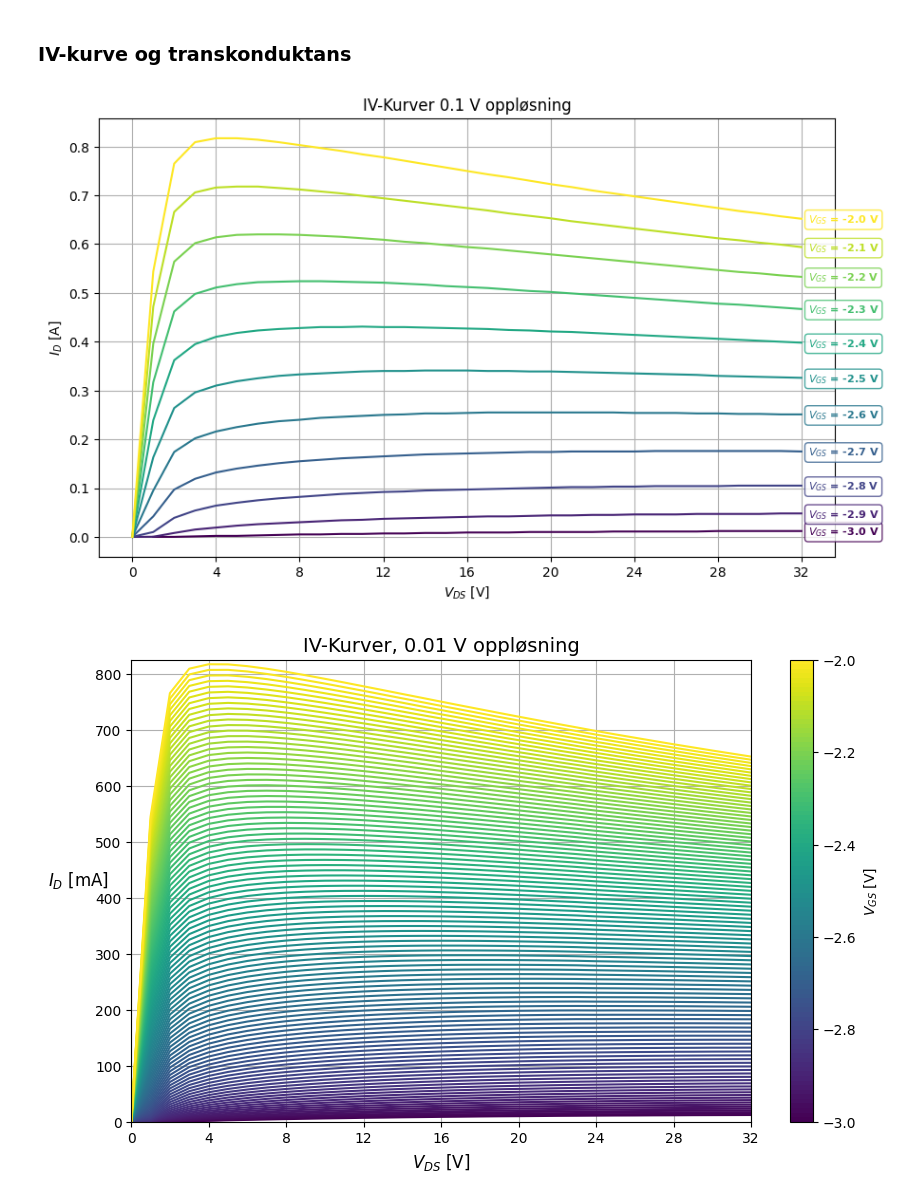
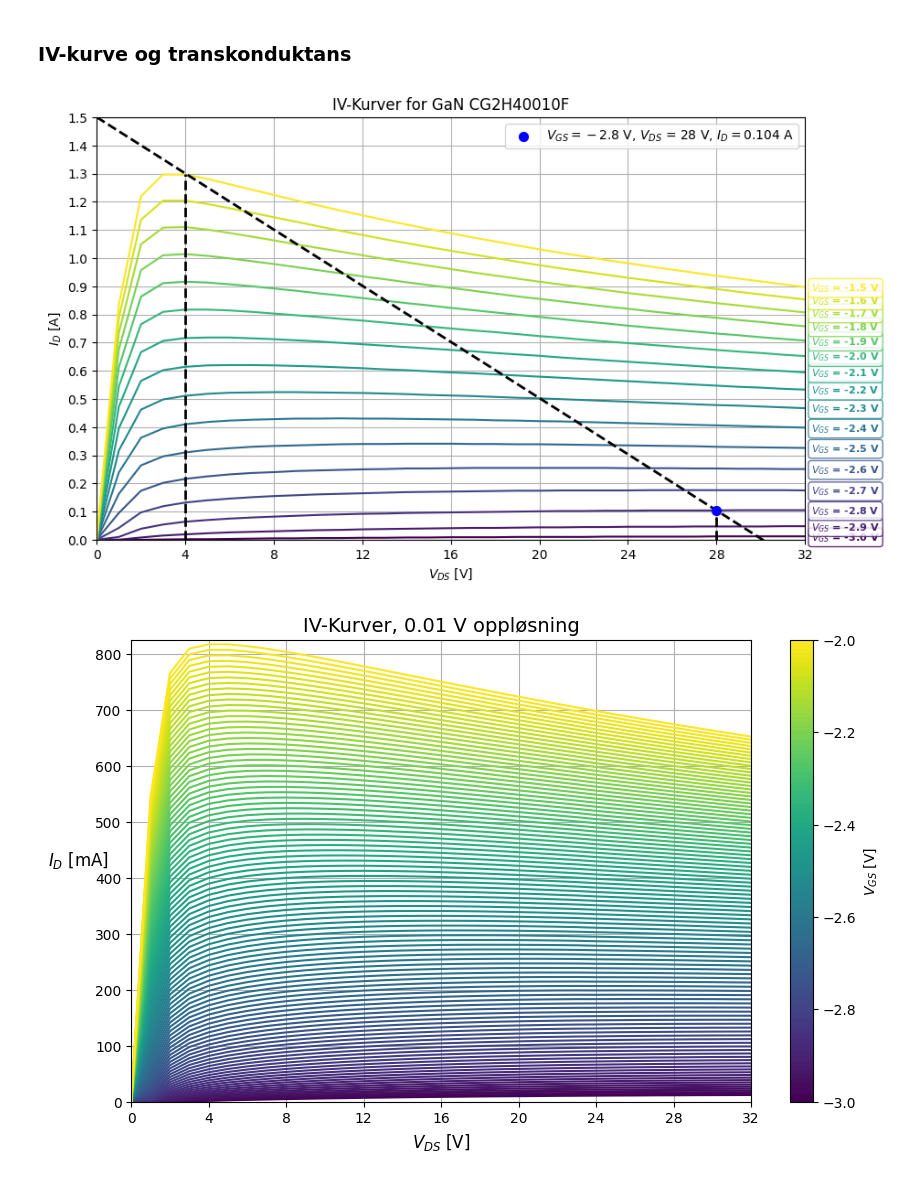
Before and after one commit to SkaugJr/TTT4201-Radiosystemdesign, a Jupyter notebook: Databehandling/Visualisering.ipynb, the cells around one changed output. Cells and saved outputs as stored; diff of their text form; code cells hidden in the pictures.

Commit message:
IV-kurve

```diff
--- a/Databehandling/Visualisering.ipynb
+++ b/Databehandling/Visualisering.ipynb
@@ -13,31 +13,58 @@ from matplotlib.ticker import FormatStrFormatter
 ### IV-kurve og transkonduktans
 # %%
 # Load IV data
-IV_kurve01 = np.loadtxt('Data/Simulering/IV_kurve01.csv', delimiter=',', skiprows=17)
+IV_kurve01 = np.loadtxt('Data/Simulering/IV_kurve01.csv', delimiter=',', skiprows=16)
 IV_kurve01 = pd.DataFrame(IV_kurve01, columns=['VGS', 'VDS', 'ID'])
 
 # Create a colormap
 unique_vgs = IV_kurve01['VGS'].unique()
 IV_cmap = plt.get_cmap('viridis', len(unique_vgs))
+
+
+# Find the drain current at VGS = -2.8 V and VDS = 28 V
+i_point = IV_kurve01[(IV_kurve01['VGS'] == -2.8) & (IV_kurve01['VDS'] == 28)]['ID'].values[0]
+
+# Define the linear function
+def linear_function(x):
+    slope = (i_point - 1.5) / 28
+    intercept = 1.5
+    return slope * x + intercept
+
+# Generate x values and corresponding y values using the linear function
+x_values = np.linspace(0, 32, 100)
+y_values = linear_function(x_values)
+
 
 # Plot IV curves for different VGS values
 plt.figure(figsize=(10, 6))
 for i, vgs in enumerate(unique_vgs):
     subset = IV_kurve01[IV_kurve01['VGS'] == vgs]
     plt.plot(subset['VDS'], subset['ID'], color=IV_cmap(i))
     # Annotate the endpoint of each curve with the VGS value
     props = dict(boxstyle='round', facecolor='white', alpha=0.8, edgecolor=IV_cmap(i))
     plt.annotate('$V_{GS}$ = '+f'{vgs} V', xy=(subset['VDS'].iloc[-1], subset['ID'].iloc[-1]),
                  xytext=(5, -3), textcoords='offset points', bbox=props, fontsize=8, fontweight='bold', color=IV_cmap(i))
 
-plt.xticks(np.arange(0,32.1,4))
+plt.plot(x_values, y_values, color='k', linestyle='--', linewidth=2)
+
+plt.plot([28, 28], [0, i_point], color='k', linestyle='--', linewidth=2)
+plt.plot([4, 4], [0, 1.3], color='k', linestyle='--', linewidth=2)
+
+plt.scatter(28, i_point, color='b', s=50, zorder=10, label='$V_{GS} = -2.8$ V, $V_{DS}$ = 28 V, ' + f'$I_D = {i_point:.3f}$ A')
+
 plt.xlabel('$V_{DS}$ [V]')
 plt.ylabel('$I_D$ [A]')
-plt.title('IV-Kurver 0.1 V oppløsning')
+plt.title('IV-Kurver for GaN CG2H40010F')
+
+plt.xlim(0, 32)
+plt.ylim(0, 1.5)
+plt.yticks(np.arange(0,1.6,0.1))
+plt.xticks(np.arange(0,32.1,4))
 plt.grid(True)
+plt.legend()
 plt.show()
 # %% [output]
-[figure, old version]
+[figure, new version]
 # %%
 # Load IV data
 IV_kurve = np.loadtxt('Data/Simulering/IV_kurve.csv', delimiter=',', skiprows=17)
```
Also changed, not shown: parts of 1 cell of this notebook, 29 other files.
